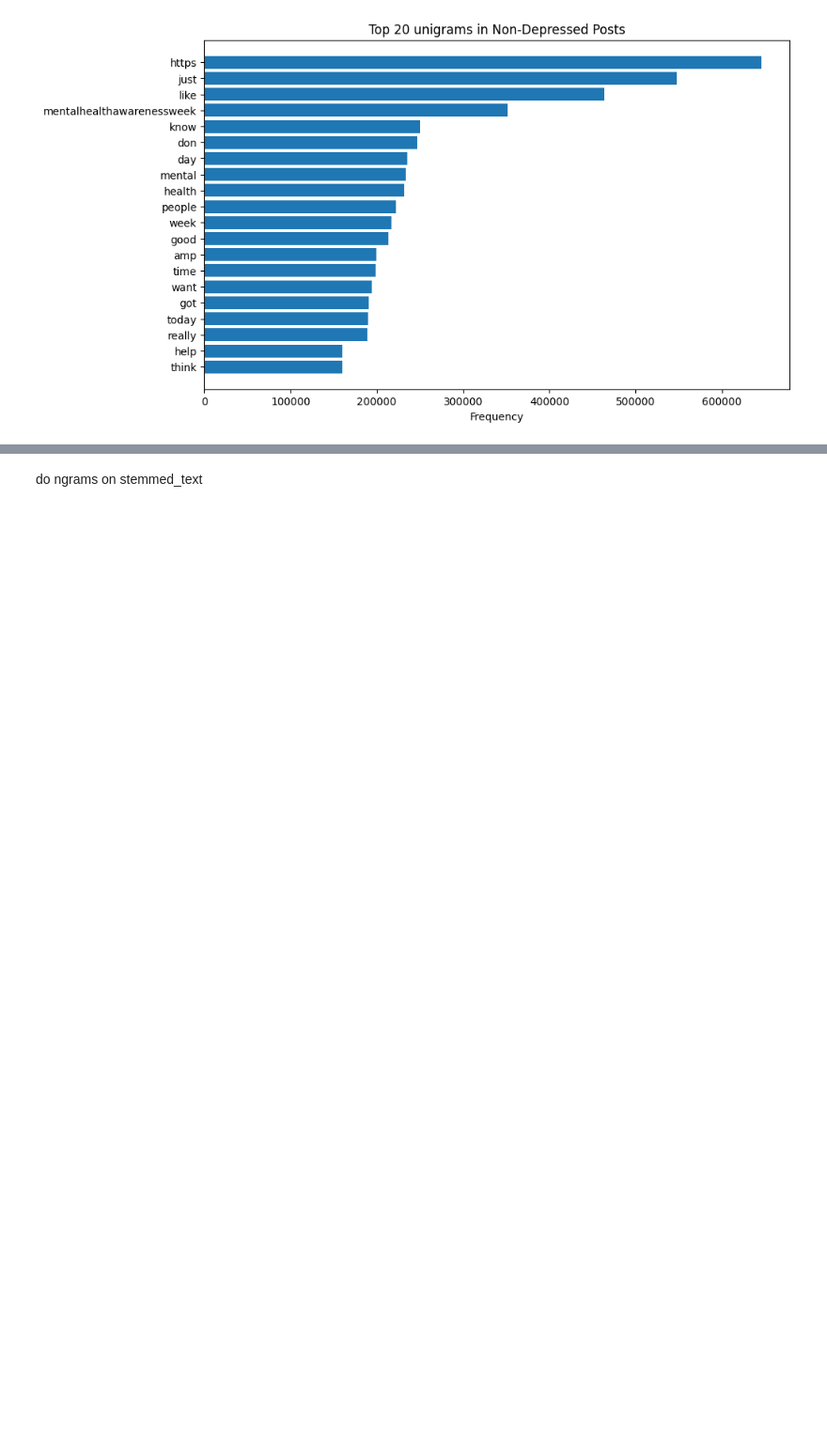
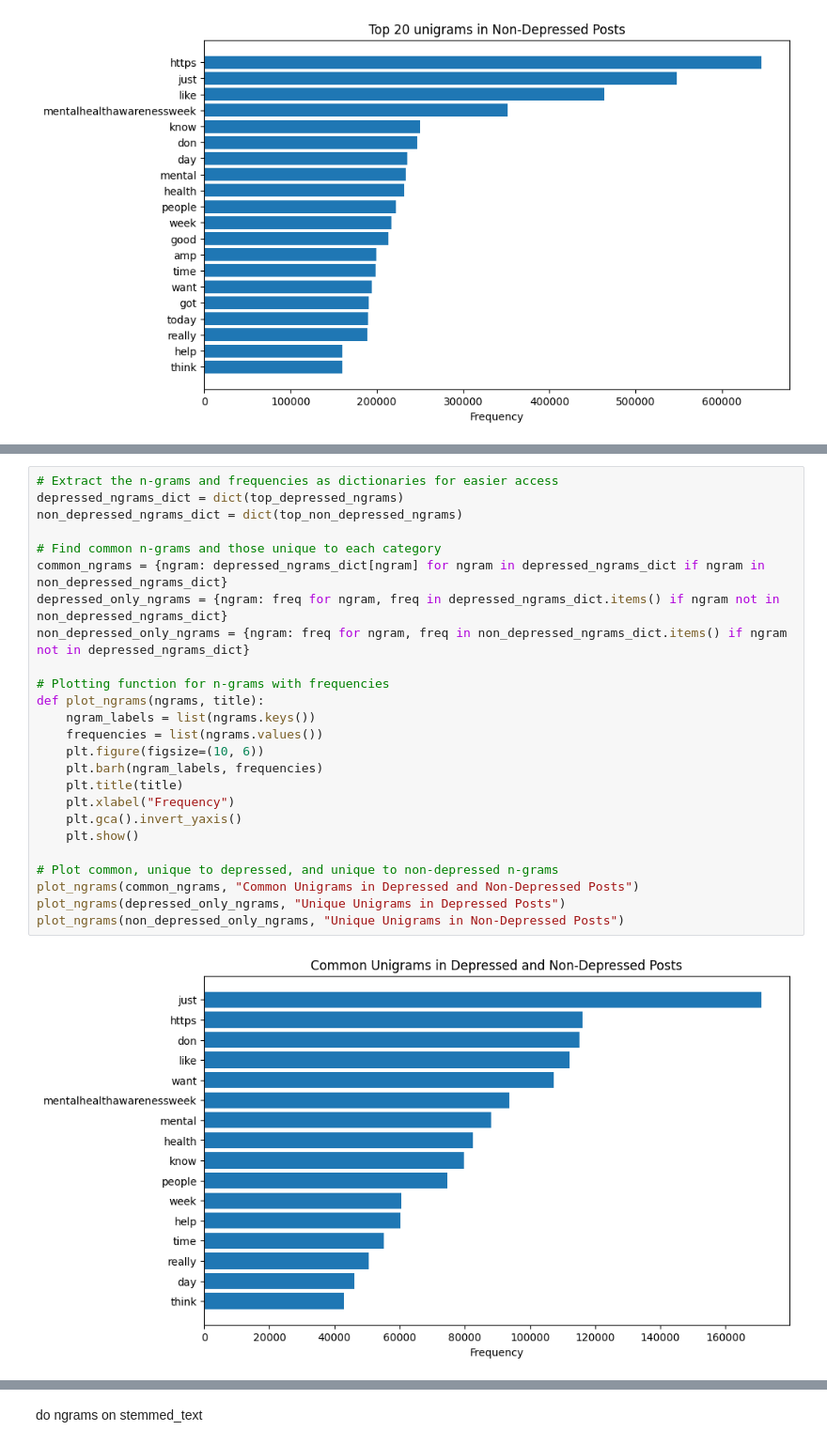
Before and after one commit to fishbrightwise/IS424-G2T4, a Jupyter notebook: notebooks/ngram.ipynb, the cells around one changed output, grey strips where cells are left out. Shown at 94% size. Cells and saved outputs as stored; diff of their text form; blank space fills up the shorter version.

Commit message:
added some graphs for better visualisation

```diff
--- a/notebooks/ngram.ipynb
+++ b/notebooks/ngram.ipynb
@@ -130,0 +131,27 @@ got
+# %%
+# Extract the n-grams and frequencies as dictionaries for easier access
+depressed_ngrams_dict = dict(top_depressed_ngrams)
+non_depressed_ngrams_dict = dict(top_non_depressed_ngrams)
+
+# Find common n-grams and those unique to each category
+common_ngrams = {ngram: depressed_ngrams_dict[ngram] for ngram in depressed_ngrams_dict if ngram in non_depressed_ngrams_dict}
+depressed_only_ngrams = {ngram: freq for ngram, freq in depressed_ngrams_dict.items() if ngram not in non_depressed_ngrams_dict}
+non_depressed_only_ngrams = {ngram: freq for ngram, freq in non_depressed_ngrams_dict.items() if ngram not in depressed_ngrams_dict}
+
+# Plotting function for n-grams with frequencies
+def plot_ngrams(ngrams, title):
+    ngram_labels = list(ngrams.keys())
+    frequencies = list(ngrams.values())
+    plt.figure(figsize=(10, 6))
+    plt.barh(ngram_labels, frequencies)
+    plt.title(title)
+    plt.xlabel("Frequency")
+    plt.gca().invert_yaxis()
+    plt.show()
+
+# Plot common, unique to depressed, and unique to non-depressed n-grams
+plot_ngrams(common_ngrams, "Common Unigrams in Depressed and Non-Depressed Posts")
+plot_ngrams(depressed_only_ngrams, "Unique Unigrams in Depressed Posts")
+plot_ngrams(non_depressed_only_ngrams, "Unique Unigrams in Non-Depressed Posts")
+# %% [output]
+[figure, added]
```
Also changed, not shown: parts of 5 cells of this notebook.
